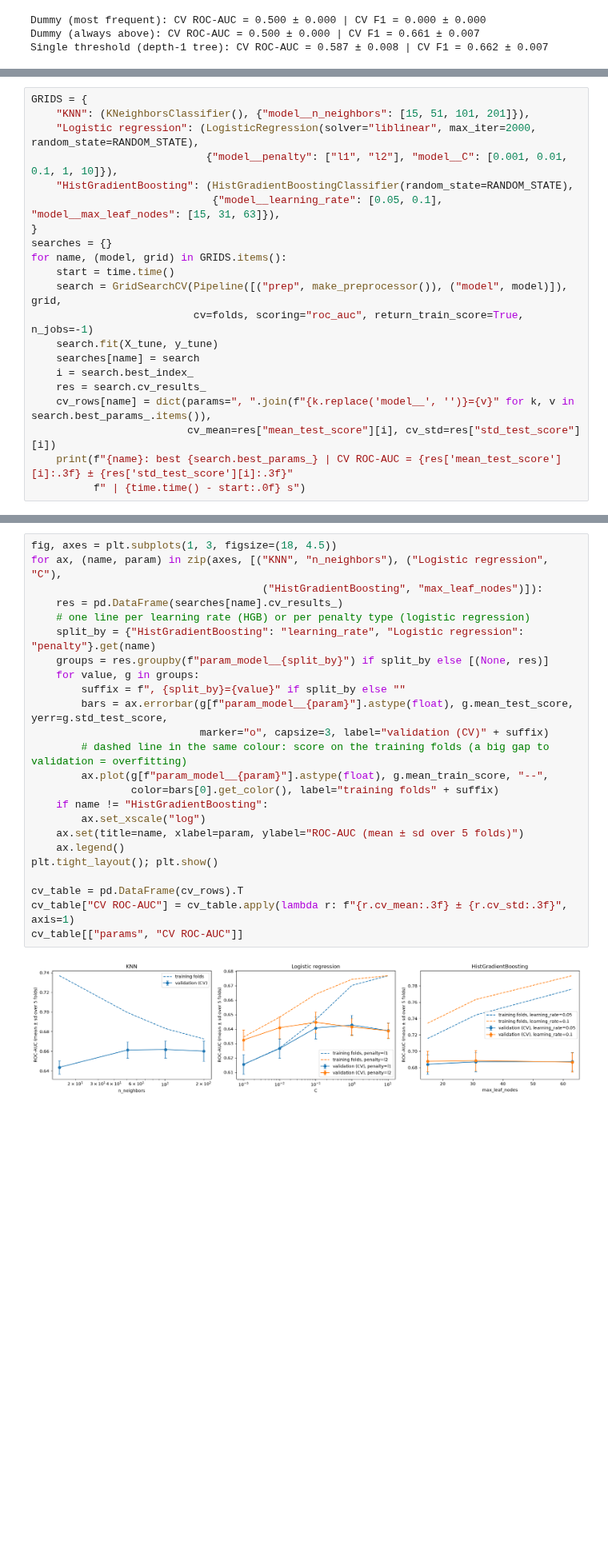
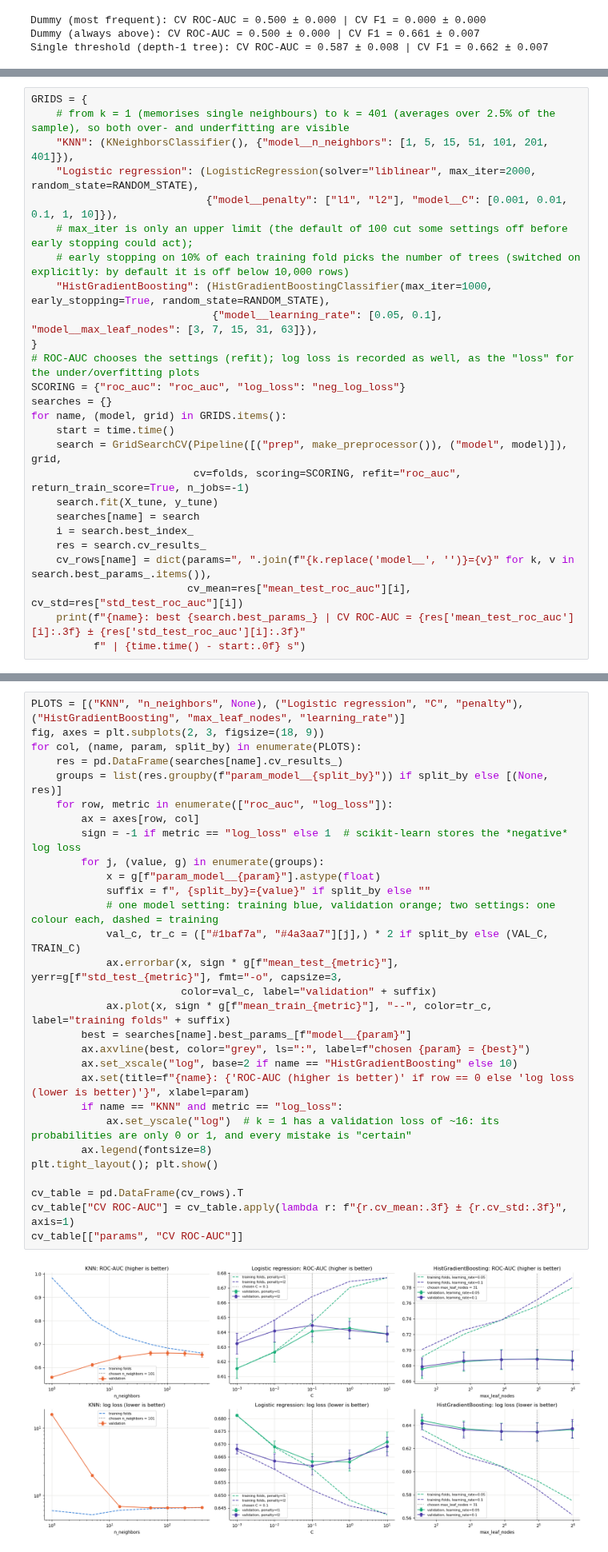
Before and after one commit to flxr8/ai4g-portfolio-felix-reichle, a Jupyter notebook: Term 1/Week 5/hackathon/fair_pay_checker.ipynb, the cells around one changed output, grey strips where cells are left out. Shown at 80% size. Cells and saved outputs as stored; diff of their text form; blank space fills up the shorter version.

```diff
--- a/Term 1/Week 5/hackathon/fair_pay_checker.ipynb
+++ b/Term 1/Week 5/hackathon/fair_pay_checker.ipynb
@@ -467,22 +485,27 @@ Single threshold (depth-1 tree): CV ROC-AUC = 0.587 ± 0.008 | CV F1 = 0.662 ±
 # %%
 GRIDS = {
-    "KNN": (KNeighborsClassifier(), {"model__n_neighbors": [15, 51, 101, 201]}),
+    # from k = 1 (memorises single neighbours) to k = 401 (averages over 2.5% of the sample), so both over- and underfitting are visible
+    "KNN": (KNeighborsClassifier(), {"model__n_neighbors": [1, 5, 15, 51, 101, 201, 401]}),
     "Logistic regression": (LogisticRegression(solver="liblinear", max_iter=2000, random_state=RANDOM_STATE),
                             {"model__penalty": ["l1", "l2"], "model__C": [0.001, 0.01, 0.1, 1, 10]}),
-    "HistGradientBoosting": (HistGradientBoostingClassifier(random_state=RANDOM_STATE),
-                             {"model__learning_rate": [0.05, 0.1], "model__max_leaf_nodes": [15, 31, 63]}),
+    # max_iter is only an upper limit (the default of 100 cut some settings off before early stopping could act);
+    # early stopping on 10% of each training fold picks the number of trees (switched on explicitly: by default it is off below 10,000 rows)
+    "HistGradientBoosting": (HistGradientBoostingClassifier(max_iter=1000, early_stopping=True, random_state=RANDOM_STATE),
+                             {"model__learning_rate": [0.05, 0.1], "model__max_leaf_nodes": [3, 7, 15, 31, 63]}),
 }
+# ROC-AUC chooses the settings (refit); log loss is recorded as well, as the "loss" for the under/overfitting plots
+SCORING = {"roc_auc": "roc_auc", "log_loss": "neg_log_loss"}
 searches = {}
 for name, (model, grid) in GRIDS.items():
     start = time.time()
     search = GridSearchCV(Pipeline([("prep", make_preprocessor()), ("model", model)]), grid,
-                          cv=folds, scoring="roc_auc", return_train_score=True, n_jobs=-1)
+                          cv=folds, scoring=SCORING, refit="roc_auc", return_train_score=True, n_jobs=-1)
     search.fit(X_tune, y_tune)
     searches[name] = search
     i = search.best_index_
     res = search.cv_results_
     cv_rows[name] = dict(params=", ".join(f"{k.replace('model__', '')}={v}" for k, v in search.best_params_.items()),
-                         cv_mean=res["mean_test_score"][i], cv_std=res["std_test_score"][i])
-    print(f"{name}: best {search.best_params_} | CV ROC-AUC = {res['mean_test_score'][i]:.3f} ± {res['std_test_score'][i]:.3f}"
+                         cv_mean=res["mean_test_roc_auc"][i], cv_std=res["std_test_roc_auc"][i])
+    print(f"{name}: best {search.best_params_} | CV ROC-AUC = {res['mean_test_roc_auc'][i]:.3f} ± {res['std_test_roc_auc'][i]:.3f}"
           f" | {time.time() - start:.0f} s")
 # %% [output]
@@ -492,29 +515,34 @@ HistGradientBoosting: best {'model__learning_rate': 0.1, 'model__max_leaf_nodes'
 # %%
-fig, axes = plt.subplots(1, 3, figsize=(18, 4.5))
-for ax, (name, param) in zip(axes, [("KNN", "n_neighbors"), ("Logistic regression", "C"),
-                                     ("HistGradientBoosting", "max_leaf_nodes")]):
+PLOTS = [("KNN", "n_neighbors", None), ("Logistic regression", "C", "penalty"), ("HistGradientBoosting", "max_leaf_nodes", "learning_rate")]
+fig, axes = plt.subplots(2, 3, figsize=(18, 9))
+for col, (name, param, split_by) in enumerate(PLOTS):
     res = pd.DataFrame(searches[name].cv_results_)
-    # one line per learning rate (HGB) or per penalty type (logistic regression)
-    split_by = {"HistGradientBoosting": "learning_rate", "Logistic regression": "penalty"}.get(name)
-    groups = res.groupby(f"param_model__{split_by}") if split_by else [(None, res)]
-    for value, g in groups:
-        suffix = f", {split_by}={value}" if split_by else ""
-        bars = ax.errorbar(g[f"param_model__{param}"].astype(float), g.mean_test_score, yerr=g.std_test_score,
-                           marker="o", capsize=3, label="validation (CV)" + suffix)
-        # dashed line in the same colour: score on the training folds (a big gap to validation = overfitting)
-        ax.plot(g[f"param_model__{param}"].astype(float), g.mean_train_score, "--",
-                color=bars[0].get_color(), label="training folds" + suffix)
-    if name != "HistGradientBoosting":
-        ax.set_xscale("log")
-    ax.set(title=name, xlabel=param, ylabel="ROC-AUC (mean ± sd over 5 folds)")
-    ax.legend()
+    groups = list(res.groupby(f"param_model__{split_by}")) if split_by else [(None, res)]
+    for row, metric in enumerate(["roc_auc", "log_loss"]):
+        ax = axes[row, col]
+        sign = -1 if metric == "log_loss" else 1  # scikit-learn stores the *negative* log loss
+        for j, (value, g) in enumerate(groups):
+            x = g[f"param_model__{param}"].astype(float)
+            suffix = f", {split_by}={value}" if split_by else ""
+            # one model setting: training blue, validation orange; two settings: one colour each, dashed = training
+            val_c, tr_c = (["#1baf7a", "#4a3aa7"][j],) * 2 if split_by else (VAL_C, TRAIN_C)
+            ax.errorbar(x, sign * g[f"mean_test_{metric}"], yerr=g[f"std_test_{metric}"], fmt="-o", capsize=3,
+                        color=val_c, label="validation" + suffix)
+            ax.plot(x, sign * g[f"mean_train_{metric}"], "--", color=tr_c, label="training folds" + suffix)
+        best = searches[name].best_params_[f"model__{param}"]
+        ax.axvline(best, color="grey", ls=":", label=f"chosen {param} = {best}")
+        ax.set_xscale("log", base=2 if name == "HistGradientBoosting" else 10)
+        ax.set(title=f"{name}: {'ROC-AUC (higher is better)' if row == 0 else 'log loss (lower is better)'}", xlabel=param)
+        if name == "KNN" and metric == "log_loss":
+            ax.set_yscale("log")  # k = 1 has a validation loss of ~16: its probabilities are only 0 or 1, and every mistake is "certain"
+        ax.legend(fontsize=8)
 plt.tight_layout(); plt.show()
 
 cv_table = pd.DataFrame(cv_rows).T
 cv_table["CV ROC-AUC"] = cv_table.apply(lambda r: f"{r.cv_mean:.3f} ± {r.cv_std:.3f}", axis=1)
 cv_table[["params", "CV ROC-AUC"]]
 # %% [output]
-[figure, old version]
+[figure, new version]
 |  | params | CV ROC-AUC |
 | Dummy (most frequent) | - | 0.500 ± 0.000 |
 | Dummy (always above) | - | 0.500 ± 0.000 |
```
Also changed, not shown: parts of 45 cells of this notebook.
